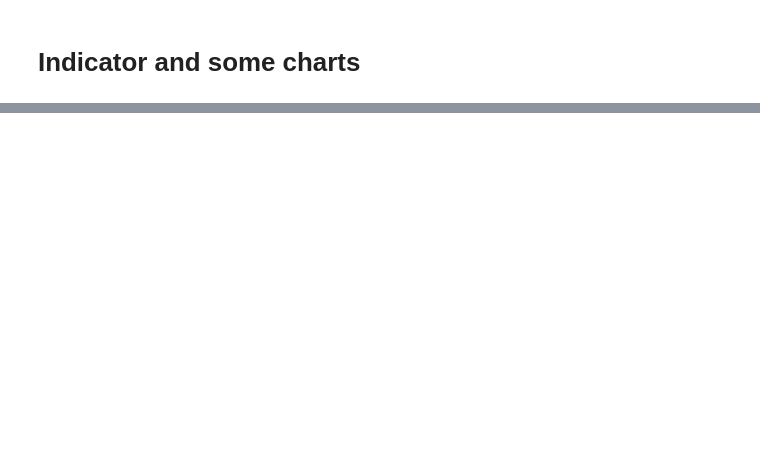
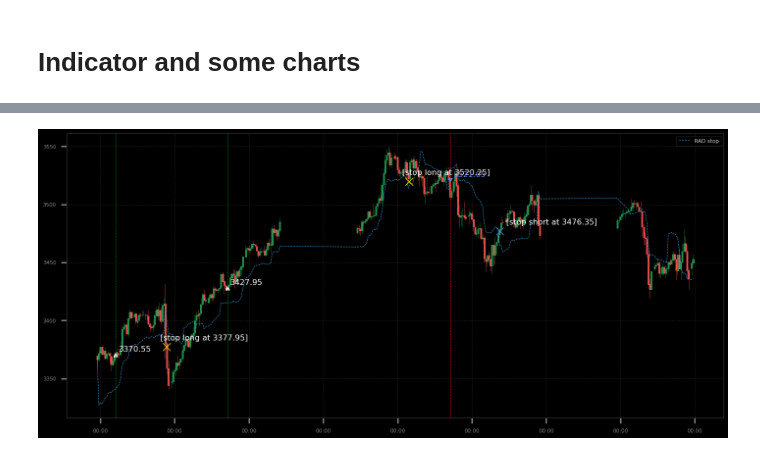
Before and after one commit to dmarienko/Lustre, a Jupyter notebook: models/1. Chandelier RAD.ipynb, the cells around one changed output, grey strips where cells are left out. Cells and saved outputs as stored; diff of their text form; code cells hidden in the pictures; blank space fills up the shorter version.

```diff
--- a/models/1. Chandelier RAD.ipynb
+++ b/models/1. Chandelier RAD.ipynb
@@ -5,7 +15,3 @@ from tools.loaders.data_loaders import load_data
 # Indicator and some charts
 # %%
 d = load_data('amp:SPXM')
-# %%
-period = 22
-mult = 3
-x = d.ohlc('1d')
@@ -47,0 +82,13 @@ plt.plot(radD[_z], '.', c='g', ms=2)
+# %%
+rc = rad_indicator(x, 24, 3)
+# %%
+_z = slice('2020-10-03 10:00', '2020-10-20')
+fig(18, 8)
+ohlc_plot(x[_z])
+plt.plot(rc.rad[_z], ls='--', label='RAD stop'); plt.legend();
+plot_entries(r.results[1].executions, None)
+
+for t, s in signals[d.symbol].items():
+    if s != 0: plt.axvline(t, ls='--', c='r' if s < 0 else 'g')
+# %% [output]
+[figure, added]
```
Also changed, not shown: parts of 12 cells of this notebook, 2 other files.
